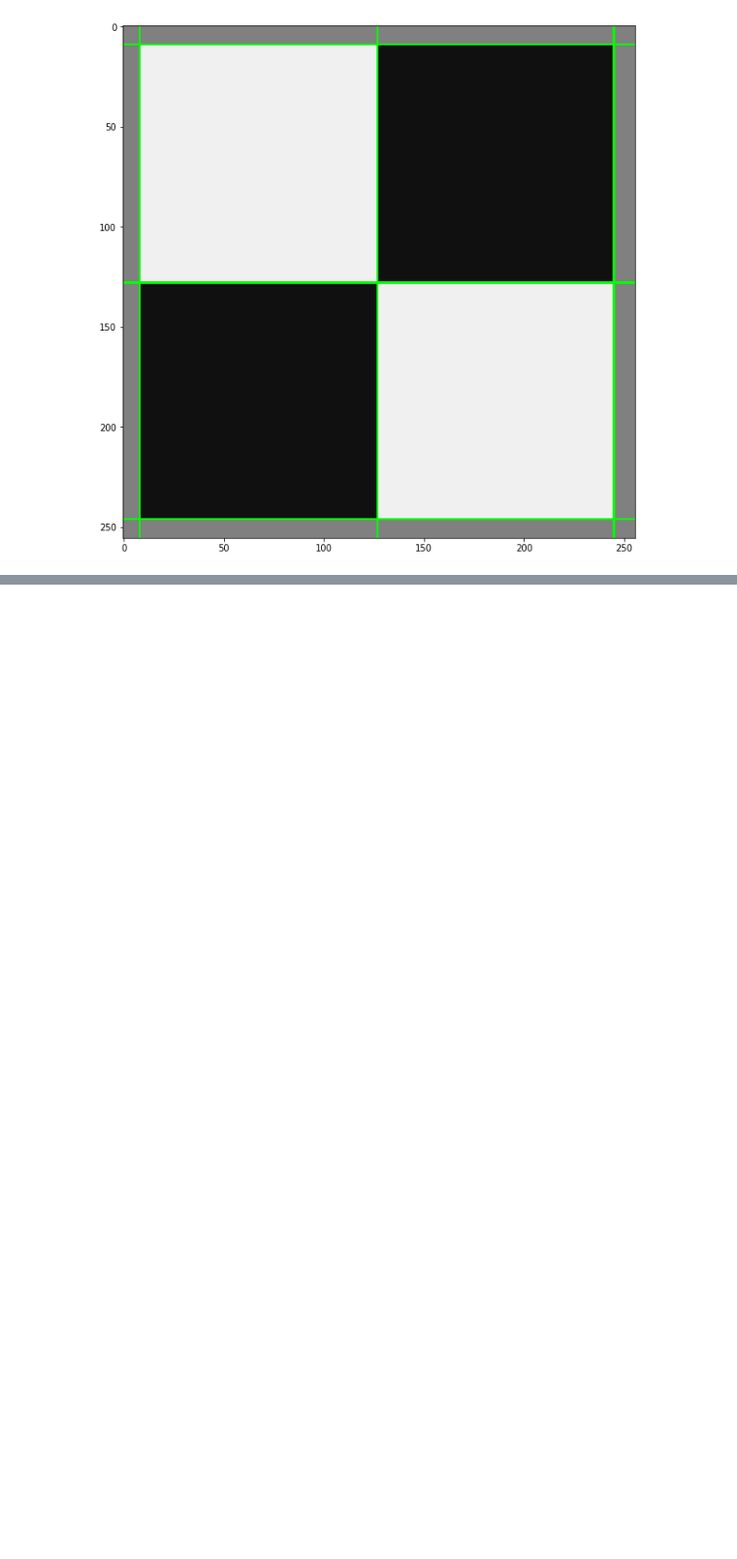
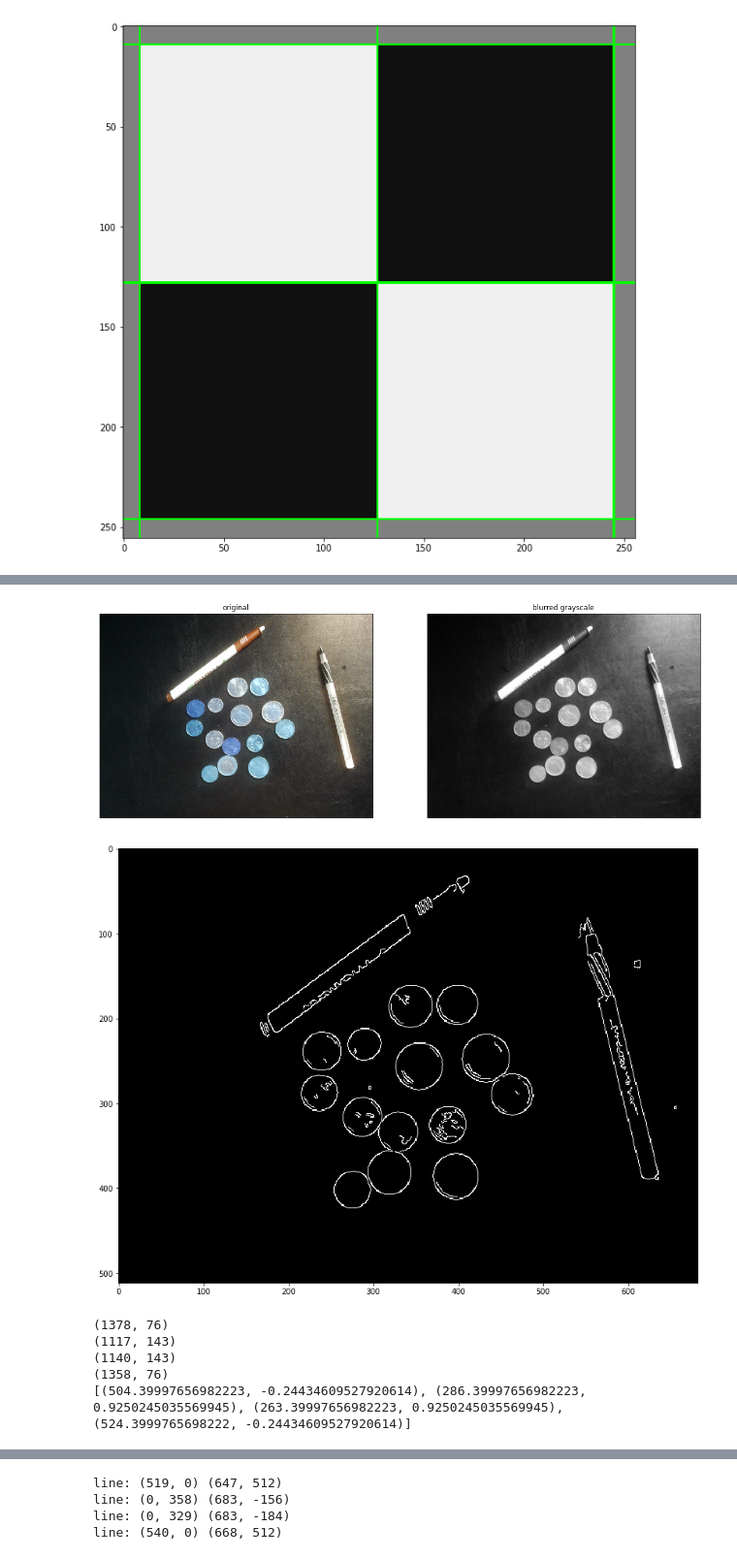
Before and after one commit to Aspirisha/ud810-intro-computer-vision, a Jupyter notebook: ps1/solution1.ipynb, the cells around one changed output, grey strips where cells are left out. Shown at 97% size. Cells and saved outputs as stored; diff of their text form; code cells hidden in the pictures; blank space fills up the shorter version.

```diff
--- a/ps1/solution1.ipynb
+++ b/ps1/solution1.ipynb
@@ -125,0 +179,27 @@ line: (0, 9) (256, 9)
+# %%
+# task 4
+
+def task4():
+    img = cv2.imread('input/ps1-input1.png')
+    gray = cv2.cvtColor(img, cv2.COLOR_BGR2GRAY)
+    gray_filtered = cv2.GaussianBlur(gray, (3,3), 1)
+
+    draw_two_images(img, 'original', gray_filtered, "blurred grayscale")
+
+    edges = cv2.Canny(gray_filtered,100,200)
+    draw_grayscale(edges)
+
+    peaks, acc = find_lines(edges, num_lines=4)
+    print(peaks)
+    draw_grayscale(acc)
+    cv2.imwrite("tmp.png", acc)
+    draw_lines(img, peaks)
+task4()
+# %% [output]
+[figure, added]
+[figure, added]
+(1378, 76)
+(1117, 143)
+(1140, 143)
+(1358, 76)
+[(504.39997656982223, -0.24434609527920614), (286.39997656982223, 0.9250245035569945), (263.39997656982223, 0.9250245035569945), (524.3999765698222, -0.24434609527920614)]
@@ -125,0 +207,4 @@ line: (0, 9) (256, 9)
+line: (519, 0) (647, 512)
+line: (0, 358) (683, -156)
+line: (0, 329) (683, -184)
+line: (540, 0) (668, 512)
```
Also changed, not shown: parts of 5 cells of this notebook.
